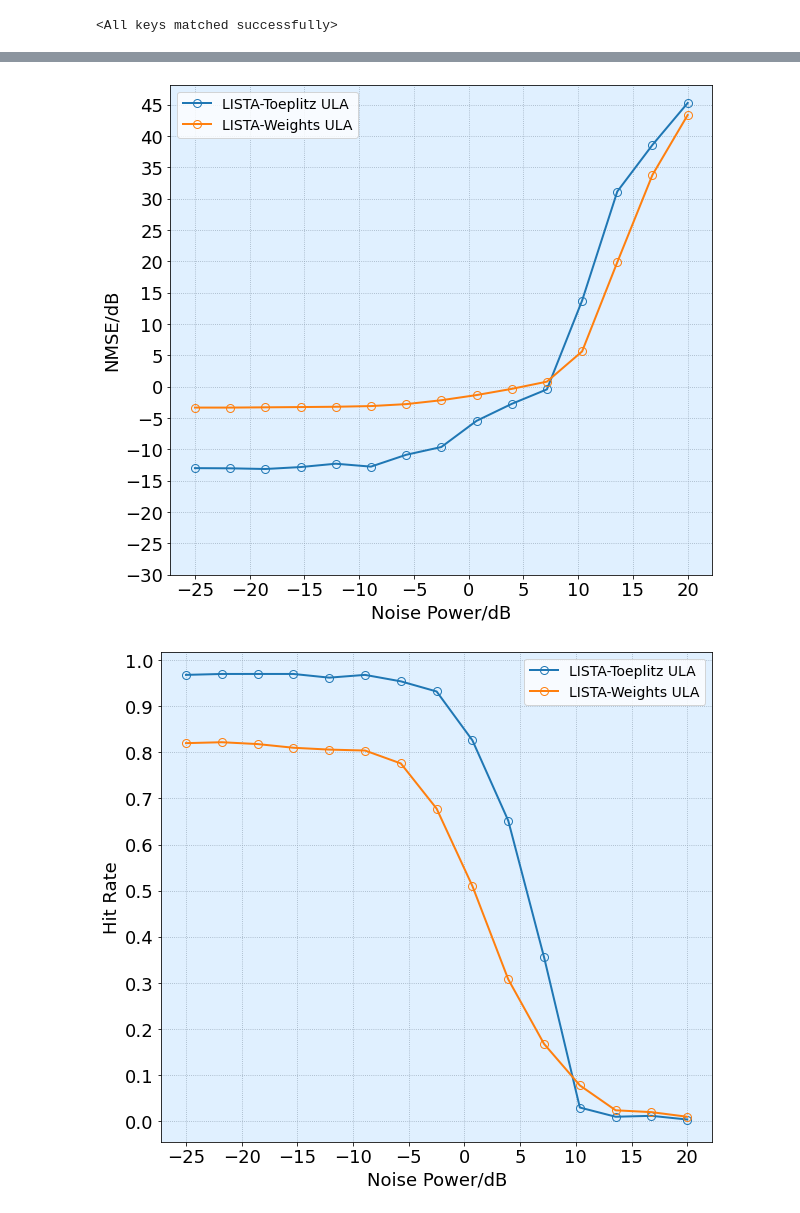
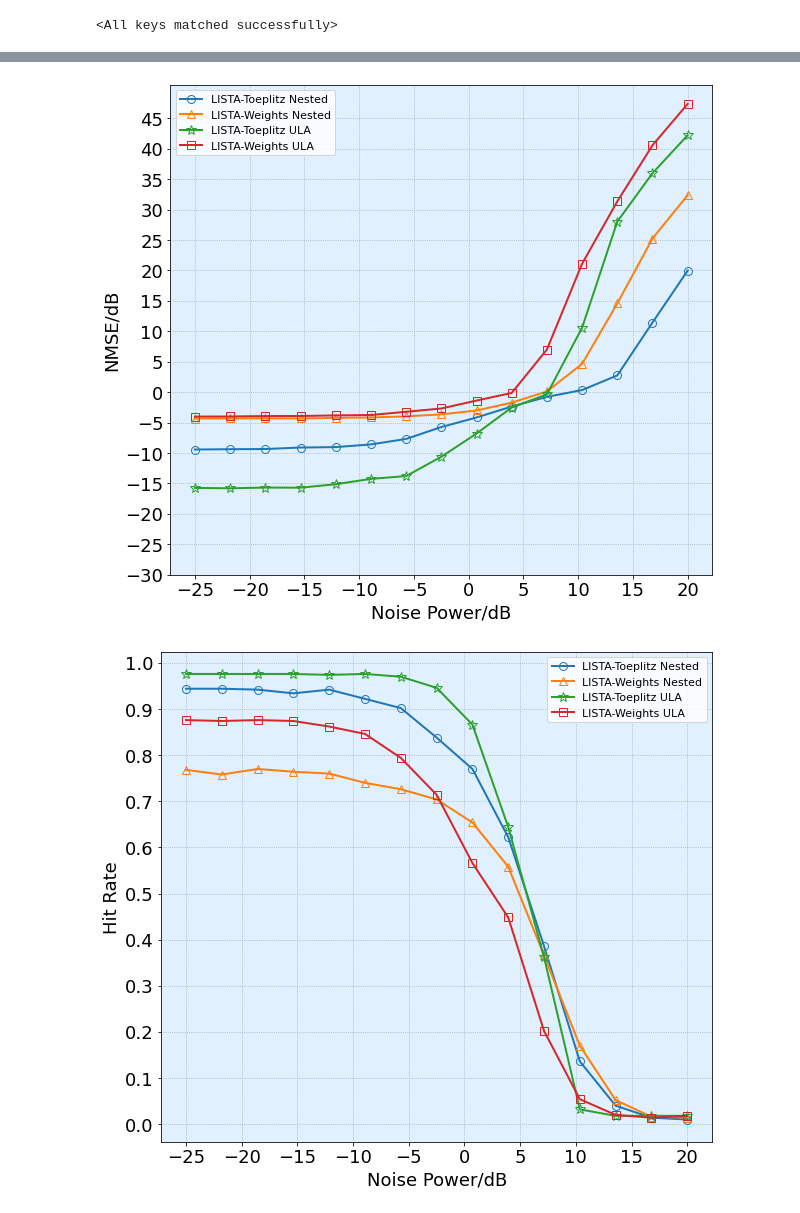
Before and after one commit to ElasticDuckCode/Complex-LISTA, a Jupyter notebook: ComplexLISTA.ipynb, the cells around one changed output, grey strips where cells are left out. Saved outputs shown, nothing was run; the diff lists cells and outputs as text; code cells hidden in the pictures.

```diff
--- a/ComplexLISTA.ipynb
+++ b/ComplexLISTA.ipynb
@@ -344,10 +344,10 @@ maxit = 10
 M = 64
 N = 512
 sig = 0.4
-epochs = 10
+epochs = 50
 batchSize = 100
 testFreq = 1
-trainingPoints = 10_000
+trainingPoints = 100_000
 testingPoints = 100
 sparsityLevel = 5
 
@@ -375,14 +375,14 @@ dataloader_training = DataLoader(dataset_training,
 dataloader_testing = DataLoader(dataset_testing,
                                  batch_size = testingPoints, shuffle=False)
 # %%
-dataset_training = sparse_dataset(N, sparsityLevel, trainingPoints, sig=sig, A=A_u) # nested
+dataset_training = sparse_dataset(N, sparsityLevel, trainingPoints, npwr=sig, A=A_u) # nested
 dataloader_training = DataLoader(dataset_training,
                                  batch_size = batchSize, shuffle=True)
-dataset_testing = sparse_dataset(N, sparsityLevel, testingPoints, sig=sig, A=A_u) # nested
+dataset_testing = sparse_dataset(N, sparsityLevel, testingPoints, npwr=sig, A=A_u) # nested
 dataloader_testing = DataLoader(dataset_testing,
                                  batch_size = testingPoints, shuffle=False)
-torch.save(dataset_training, "training_data.pt")
-torch.save(dataset_testing, "testing_data.pt")
+torch.save(dataset_training, "ula_training_data.pt")
+torch.save(dataset_testing, "ula_testing_data.pt")
 # %%
 batches = int(trainingPoints/batchSize)
 #print(trainingPoints/batchSize)
@@ -390,7 +390,7 @@ training_losslist = np.zeros(epochs * batches)
 testing_losslist = np.zeros(epochs * batches)
 
 #model = ComplexLISTA_Weights(M, N, maxit)
-model = ComplexLISTA_Toeplitz(M, N, maxit)
+model = ComplexLISTA_Weights(M, N, maxit)
 
 model.to(device)
 # for name, weights in model.named_parameters():
@@ -495,6 +495,6 @@ np.save("test_loss.npy", testing_losslist)
 # %%
 ''' or load the weights '''
-model.load_state_dict(torch.load("weights.pt", map_location=device))
+# model.load_state_dict(torch.load("weights.pt", map_location=device))
 # %% [output]
 <All keys matched successfully>
 # %%
@@ -674,48 +626,54 @@ for i, sig in tqdm(enumerate(sigs)):
 # %%
 plt.rcParams.update({'font.size': 18})
+plt.rcParams.update({"font.sans-serif": ["Helvetica Neue", "sans-serif"]})
+
 fig, ax = plt.subplots(figsize=(9, 8))
 noise_power_db = 20*np.log10(sigs)
-nmse_t = 10*np.log10(mc_losses_t)
-nmse_w = 10*np.log10(mc_losses_w)
+nmse = 10*np.log10(mc_losses)
 
-
-ax.plot(noise_power_db, nmse_t, marker='o', linewidth=2, markersize=8, markerfacecolor="None", label="LISTA-Toeplitz ULA")
-ax.plot(noise_power_db, nmse_w, marker='o', linewidth=2, markersize=8, markerfacecolor="None", label="LISTA-Weights ULA")
+ax.plot(noise_power_db, nmse[0], marker='o', linewidth=2, markersize=8, markerfacecolor="None", label="LISTA-Toeplitz Nested")
+ax.plot(noise_power_db, nmse[1], marker='^', linewidth=2, markersize=8, markerfacecolor="None", label="LISTA-Weights Nested")
+ax.plot(noise_power_db, nmse[2], marker='*', linewidth=2, markersize=11, markerfacecolor="None", label="LISTA-Toeplitz ULA")
+ax.plot(noise_power_db, nmse[3], marker='s', linewidth=2, markersize=8, markerfacecolor="None", label="LISTA-Weights ULA")
 
 
 ax.set_xlabel('Noise Power/dB', fontsize=18)
 ax.set_ylabel('NMSE/dB', fontsize=18)
 ax.set_title('')
 ax.grid(color='#99AABB', linestyle=':')
 ax.set_facecolor('#E0F0FF')
-ax.set_yticks(np.arange(-30, np.ceil(max(nmse))+1, 5))
+ax.set_yticks(np.arange(-30, np.ceil(np.max(nmse)), 5))
 ax.set_xticks(np.arange(-25, 20+1, 5))
-ax.legend(fontsize=14)
+ax.legend(fontsize=11)
 #plt.title("NMSE vs Noise Power", fontsize=22)
 plt.tight_layout()
 fig.patch.set_alpha(1)
-plt.savefig("noise_pwr.png", transparent=False)
+plt.savefig("nmse.png", transparent=False)
 
 
 fig, ax = plt.subplots(figsize=(9, 8))
 
-ax.plot(noise_power_db, hit_rates_t, marker='o', linewidth=2, markersize=8, markerfacecolor="None", label="LISTA-Toeplitz ULA")
-ax.plot(noise_power_db, hit_rates_w, marker='o', linewidth=2, markersize=8, markerfacecolor="None", label="LISTA-Weights ULA")
+ax.plot(noise_power_db, hit_rates[0], marker='o', linewidth=2, markersize=8, markerfacecolor="None", label="LISTA-Toeplitz Nested")
+ax.plot(noise_power_db, hit_rates[1], marker='^', linewidth=2, markersize=8, markerfacecolor="None", label="LISTA-Weights Nested")
+ax.plot(noise_power_db, hit_rates[2], marker='*', linewidth=2, markersize=11, markerfacecolor="None", label="LISTA-Toeplitz ULA")
+ax.plot(noise_power_db, hit_rates[3], marker='s', linewidth=2, markersize=8, markerfacecolor="None", label="LISTA-Weights ULA")
+
+
 
 ax.set_xlabel('Noise Power/dB', fontsize=18)
 ax.set_ylabel('Hit Rate', fontsize=18)
 ax.set_title('')
 ax.grid(color='#99AABB', linestyle=':')
 ax.set_facecolor('#E0F0FF')
 
 ax.set_yticks(np.arange(0, 1+0.1, 0.1))
 ax.set_xticks(np.arange(-25, 20+1, 5))
 
-ax.legend(fontsize=14)
+ax.legend(fontsize=11)
 #plt.title("Hit Rate vs Noise Power", fontsize=22)
 plt.tight_layout()
 fig.patch.set_alpha(1)
 plt.savefig("hit_rate.png", transparent=False)
 # %% [output]
-[figure, old version]
+[figure, new version]
-[figure, old version]
+[figure, new version]
```
Also changed, not shown: parts of 11 cells of this notebook.
